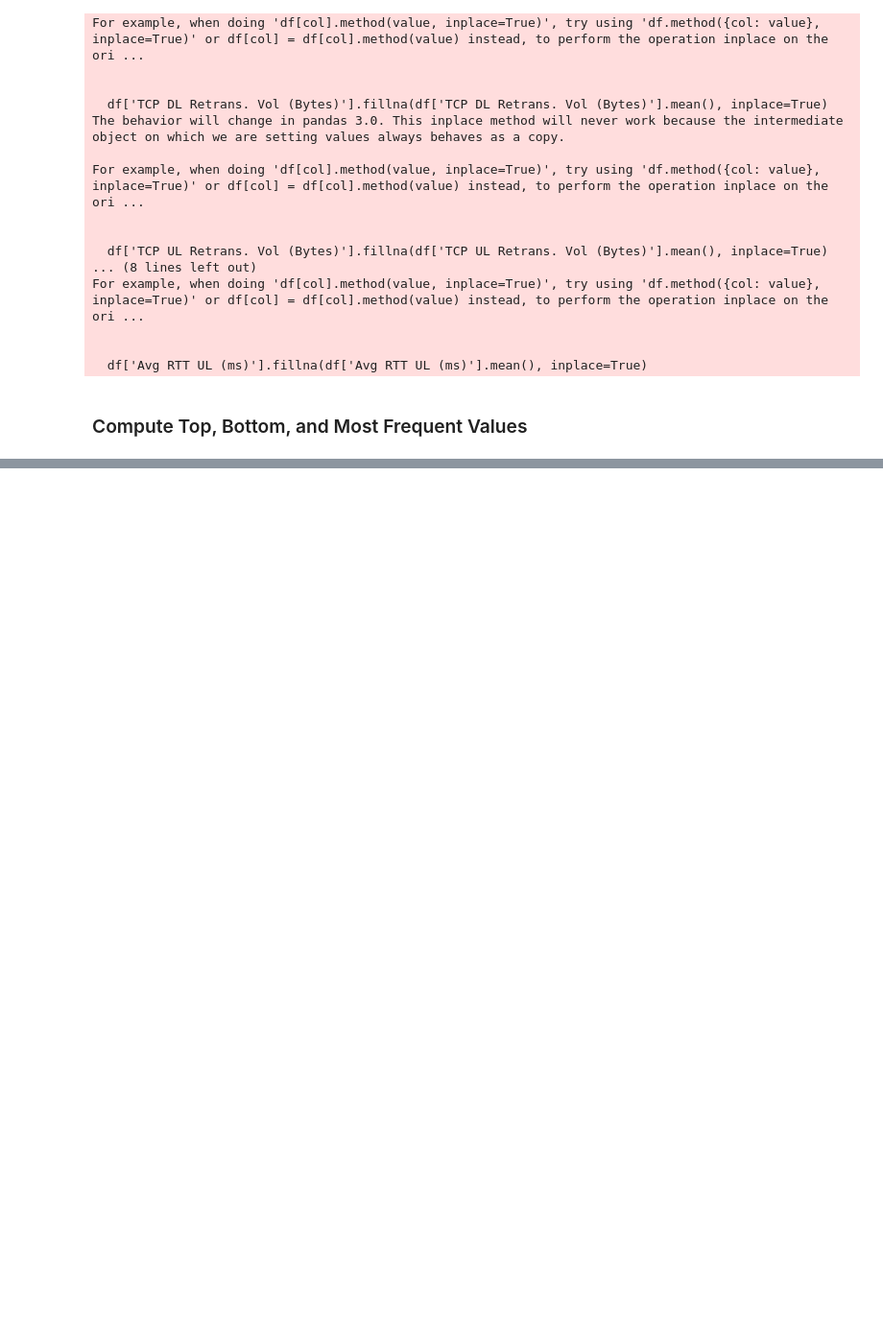
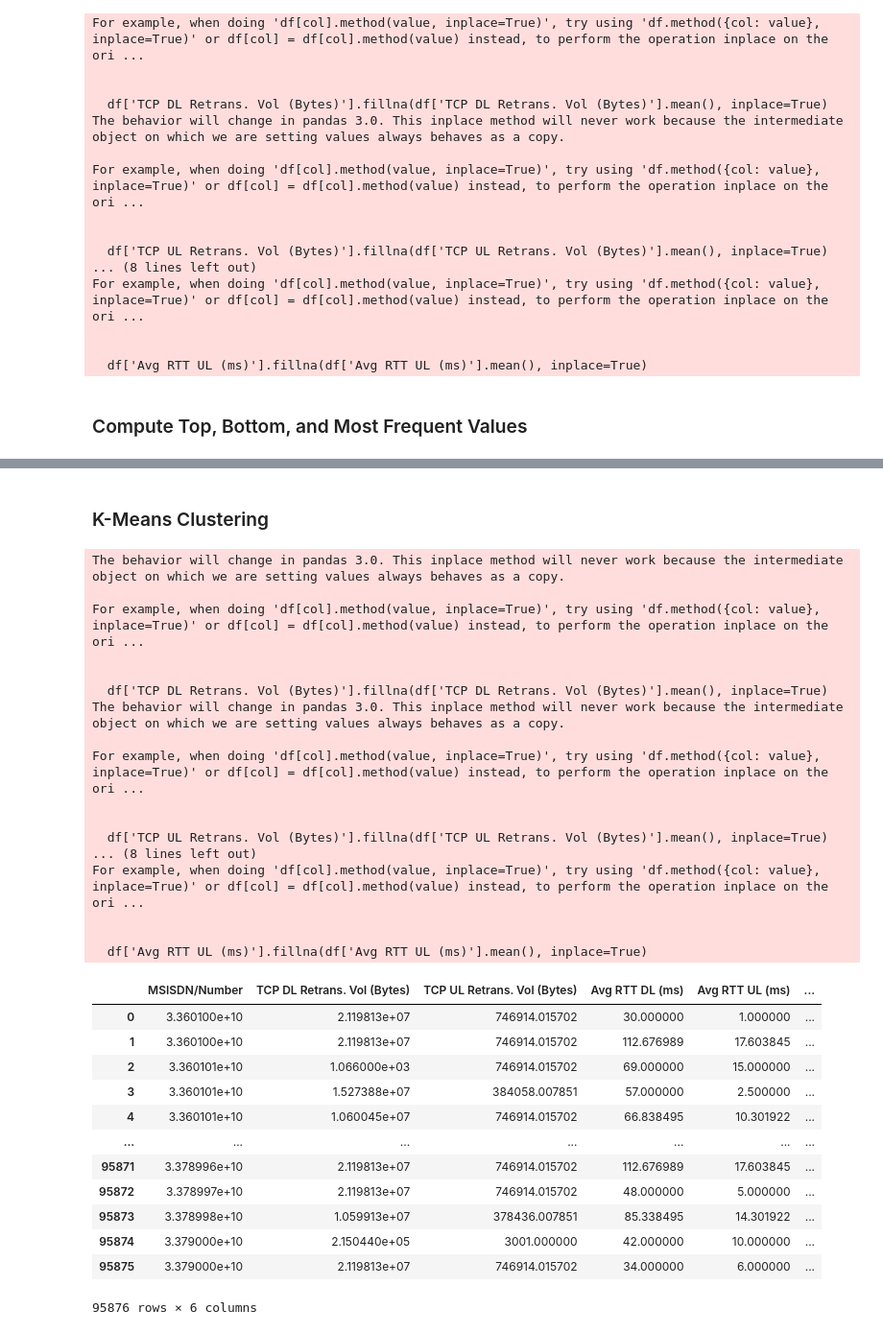
Before and after one commit to KingBetse/Kifiya-AIM-W2, a Jupyter notebook: notebooks/User Analysis .ipynb, the cells around one changed output, grey strips where cells are left out. Shown at 96% size. Cells and saved outputs as stored; diff of their text form; code cells hidden in the pictures; blank space fills up the shorter version.

```diff
--- a/notebooks/User Analysis .ipynb
+++ b/notebooks/User Analysis .ipynb
@@ -711,0 +722,36 @@ Experience_Analytics.compute_values(df)
+# %% [markdown]
+### K-Means Clustering
+# %%
+from scripts import Experience_Analytics
+Experience_Analytics.aggregate_data(aggregate_data)
+# %% [output]
+The behavior will change in pandas 3.0. This inplace method will never work because the intermediate object on which we are setting values always behaves as a copy.
+
+For example, when doing 'df[col].method(value, inplace=True)', try using 'df.method({col: value}, inplace=True)' or df[col] = df[col].method(value) instead, to perform the operation inplace on the ori ...
+
+
+  df['TCP DL Retrans. Vol (Bytes)'].fillna(df['TCP DL Retrans. Vol (Bytes)'].mean(), inplace=True)
+The behavior will change in pandas 3.0. This inplace method will never work because the intermediate object on which we are setting values always behaves as a copy.
+
+For example, when doing 'df[col].method(value, inplace=True)', try using 'df.method({col: value}, inplace=True)' or df[col] = df[col].method(value) instead, to perform the operation inplace on the ori ...
+
+
+  df['TCP UL Retrans. Vol (Bytes)'].fillna(df['TCP UL Retrans. Vol (Bytes)'].mean(), inplace=True)
+... (8 lines left out)
+For example, when doing 'df[col].method(value, inplace=True)', try using 'df.method({col: value}, inplace=True)' or df[col] = df[col].method(value) instead, to perform the operation inplace on the ori ...
+
+
+  df['Avg RTT UL (ms)'].fillna(df['Avg RTT UL (ms)'].mean(), inplace=True)
+|  | MSISDN/Number | TCP DL Retrans. Vol (Bytes) | TCP UL Retrans. Vol (Bytes) | Avg RTT DL (ms) | Avg RTT UL (ms) | ... |
+| 0 | 3.360100e+10 | 2.119813e+07 | 746914.015702 | 30.000000 | 1.000000 | ... |
+| 1 | 3.360100e+10 | 2.119813e+07 | 746914.015702 | 112.676989 | 17.603845 | ... |
+| 2 | 3.360101e+10 | 1.066000e+03 | 746914.015702 | 69.000000 | 15.000000 | ... |
+| 3 | 3.360101e+10 | 1.527388e+07 | 384058.007851 | 57.000000 | 2.500000 | ... |
+| 4 | 3.360101e+10 | 1.060045e+07 | 746914.015702 | 66.838495 | 10.301922 | ... |
+| ... | ... | ... | ... | ... | ... | ... |
+| 95871 | 3.378996e+10 | 2.119813e+07 | 746914.015702 | 112.676989 | 17.603845 | ... |
+| 95872 | 3.378997e+10 | 2.119813e+07 | 746914.015702 | 48.000000 | 5.000000 | ... |
+| 95873 | 3.378998e+10 | 1.059913e+07 | 378436.007851 | 85.338495 | 14.301922 | ... |
+| 95874 | 3.379000e+10 | 2.150440e+05 | 3001.000000 | 42.000000 | 10.000000 | ... |
+| 95875 | 3.379000e+10 | 2.119813e+07 | 746914.015702 | 34.000000 | 6.000000 | ... |
+95876 rows × 6 columns
```
Also changed, not shown: parts of 5 cells of this notebook.
